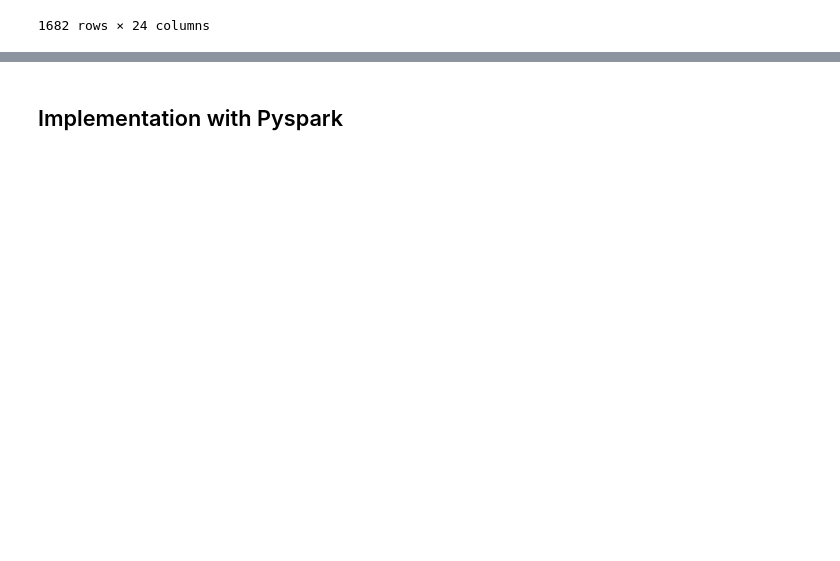
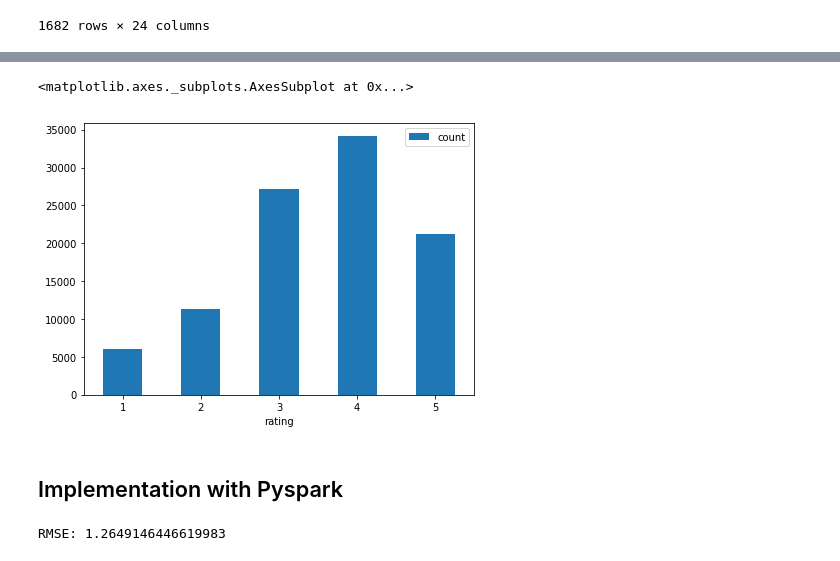
Before and after one commit to nguyenbh1507/Example_notebooks, a Jupyter notebook: MF-movielens-100k.ipynb, the cells around one changed output, grey strips where cells are left out. Drawn from its saved outputs; the diff is of its cells as text; code cells hidden in the pictures; blank space fills up the shorter version.

```diff
--- a/MF-movielens-100k.ipynb
+++ b/MF-movielens-100k.ipynb
@@ -124,3 +124,7 @@ itemDf
 | 1680 | 1681 | You So Crazy (1994) | 01-Jan-1994 | NaN | http://us.imdb.com/M/title-exact?... | 0 | 0 | 0 | 0 | 0 | ... | ... |
 | 1681 | 1682 | Scream of Stone (Schrei aus Stein... | 08-Mar-1996 | NaN | http://us.imdb.com/M/title-exact?... | 0 | 0 | 0 | 0 | 0 | ... | ... |
 1682 rows × 24 columns
+# %%
+ratingDf = pd.read_table('../movielens/ml-100k/u.data', header=None,
+                        names=['userid', 'movieid', 'rating', 'timestamp'])
+ratingDf
@@ -127,2 +150,10 @@ itemDf
+# %%
+ratingDf.groupby('rating')\
+        .agg({'timestamp':'count'})\
+        .rename(columns={'timestamp': 'count'})\
+        .plot(kind='bar', figsize=(7,5), rot=0)
+# %% [output]
+<matplotlib.axes._subplots.AxesSubplot at 0x...>
+[figure, added]
 # %% [markdown]
 ## Implementation with Pyspark
@@ -128,0 +181,23 @@ itemDf
+# %%
+# RMSE calculation
+import math
+
+# pair to predict
+test_pairs = test_data_rdd.map(lambda r: (r[0], r[1]))
+
+# get all predictions
+predictions = model.predictAll(test_pairs)\
+                   .map(lambda r: ((r[0], r[1]), r[2]))
+
+# join predictions and true values together
+rates_and_preds = test_data_rdd.map(lambda r: ((r[0], r[1]), r[2]))\
+                               .join(predictions)
+
+# RMSE
+mse = rates_and_preds.map(lambda r: (r[1][0] - r[1][1])**2)\
+                     .mean()
+rmse = math.sqrt(mse)
+
+print('RMSE:', rmse)
+# %% [output]
+RMSE: 1.2649146446619983
```
Also changed, not shown: parts of 20 cells of this notebook.
